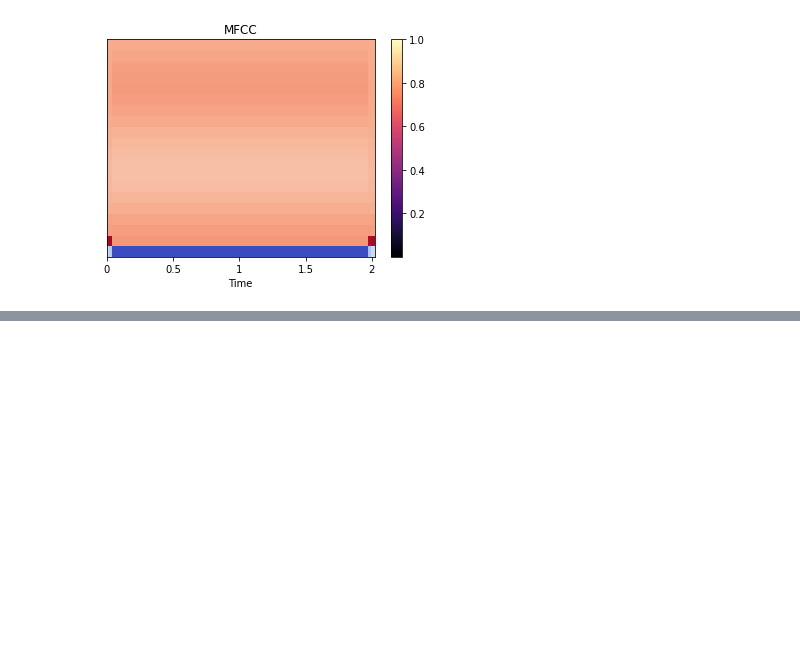
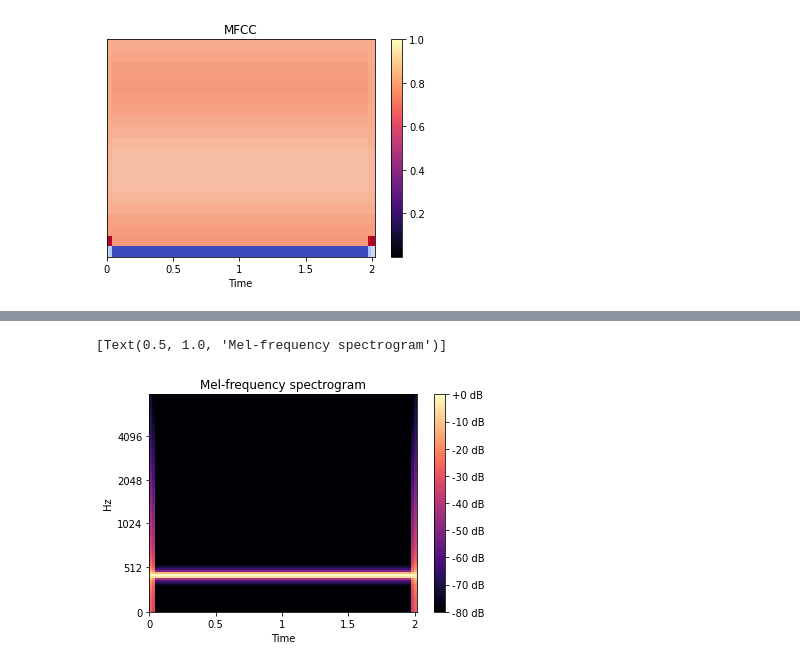
Before and after one commit to turab45/dl-and-image-processing-play-ground, a Jupyter notebook: play_with_audio_data.ipynb, the cells around one changed output, grey strips where cells are left out. Cells and saved outputs as stored; diff of their text form; code cells hidden in the pictures; blank space fills up the shorter version.

```diff
--- a/play_with_audio_data.ipynb
+++ b/play_with_audio_data.ipynb
@@ -81,0 +92,10 @@ ax.set(title='MFCC')
+# %%
+S = librosa.feature.melspectrogram(y=x, sr=sr, n_mels=128,fmax=8000)
+fig, ax = plt.subplots()
+S_dB = librosa.power_to_db(S, ref=np.max)
+img = librosa.display.specshow(S_dB, x_axis='time',y_axis='mel', sr=sr,fmax=8000, ax=ax)
+fig.colorbar(img, ax=ax, format='%+2.0f dB')
+ax.set(title='Mel-frequency spectrogram')
+# %% [output]
+[Text(0.5, 1.0, 'Mel-frequency spectrogram')]
+[figure, added]
```
Also changed, not shown: parts of 1 cell of this notebook.
